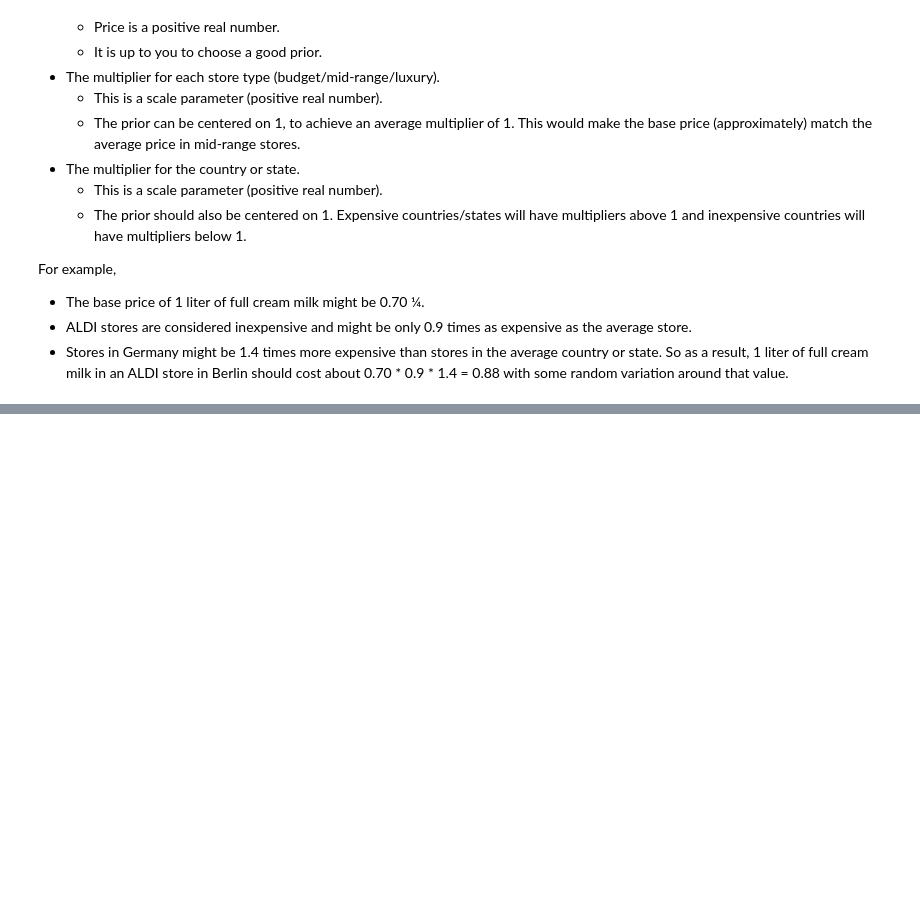
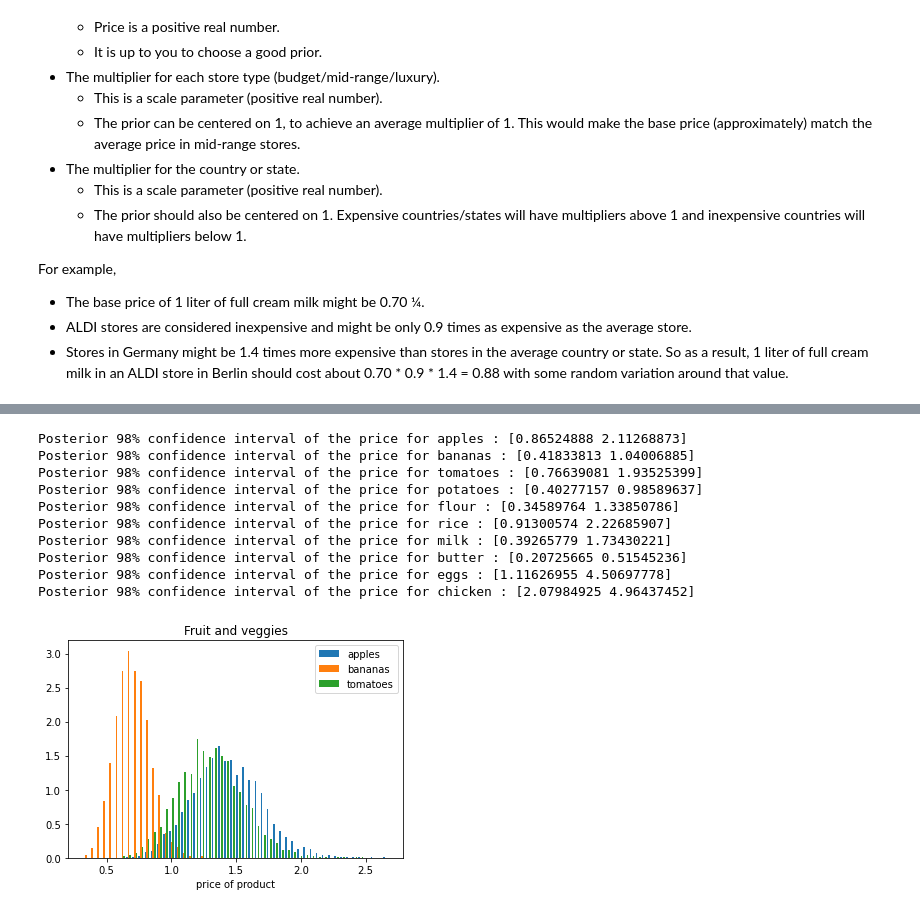
Before and after one commit to katjadellalibera/CS146, a Jupyter notebook: LBA/CS146-LBA.ipynb, the cells around one changed output, grey strips where cells are left out. Cells and saved outputs as stored; diff of their text form; code cells hidden in the pictures; blank space fills up the shorter version.

```diff
--- a/LBA/CS146-LBA.ipynb
+++ b/LBA/CS146-LBA.ipynb
@@ -294,0 +342,22 @@ convergence, Rhat=1).
+# %%
+plt.hist([x for x in price_array[0:3]],bins=50,density=True)
+plt.xlabel("price of product")
+plt.title('Fruit and veggies')
+plt.legend(products)
+for n in range(10):
+    print(
+        "Posterior 98% confidence interval of the price for",products[n],":",
+        np.percentile(price_array[n], [1, 99]))
+plt.show()
+# %% [output]
+Posterior 98% confidence interval of the price for apples : [0.86524888 2.11268873]
+Posterior 98% confidence interval of the price for bananas : [0.41833813 1.04006885]
+Posterior 98% confidence interval of the price for tomatoes : [0.76639081 1.93525399]
+Posterior 98% confidence interval of the price for potatoes : [0.40277157 0.98589637]
+Posterior 98% confidence interval of the price for flour : [0.34589764 1.33850786]
+Posterior 98% confidence interval of the price for rice : [0.91300574 2.22685907]
+Posterior 98% confidence interval of the price for milk : [0.39265779 1.73430221]
+Posterior 98% confidence interval of the price for butter : [0.20725665 0.51545236]
+Posterior 98% confidence interval of the price for eggs : [1.11626955 4.50697778]
+Posterior 98% confidence interval of the price for chicken : [2.07984925 4.96437452]
+[figure, added]
```
Also changed, not shown: parts of 15 cells of this notebook, 1 other file.
